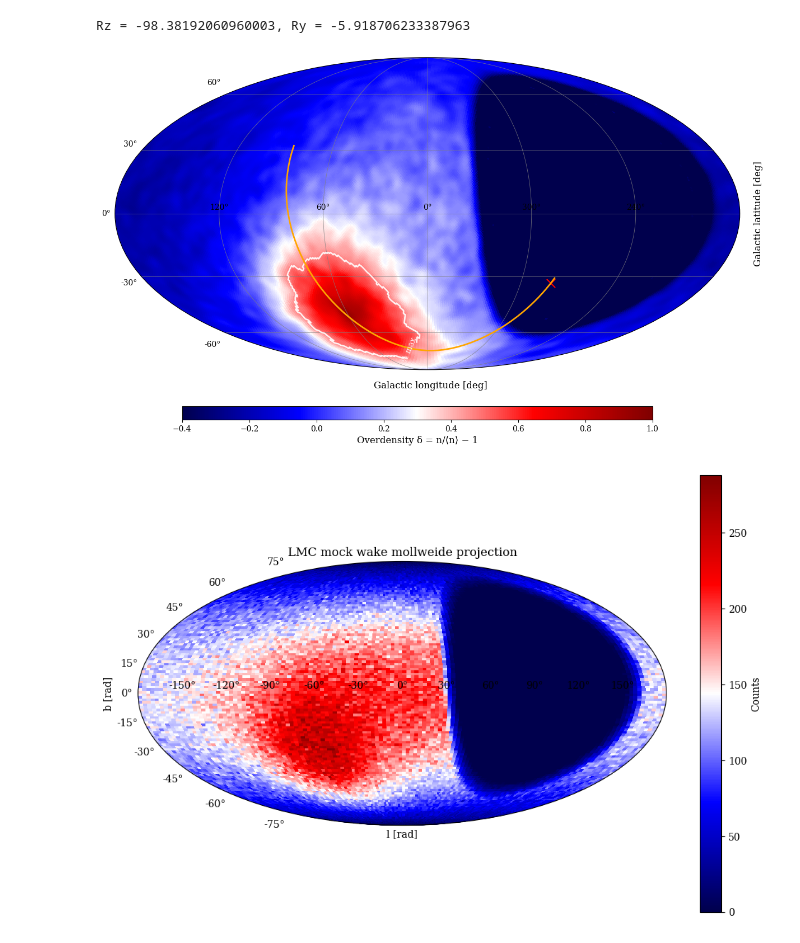
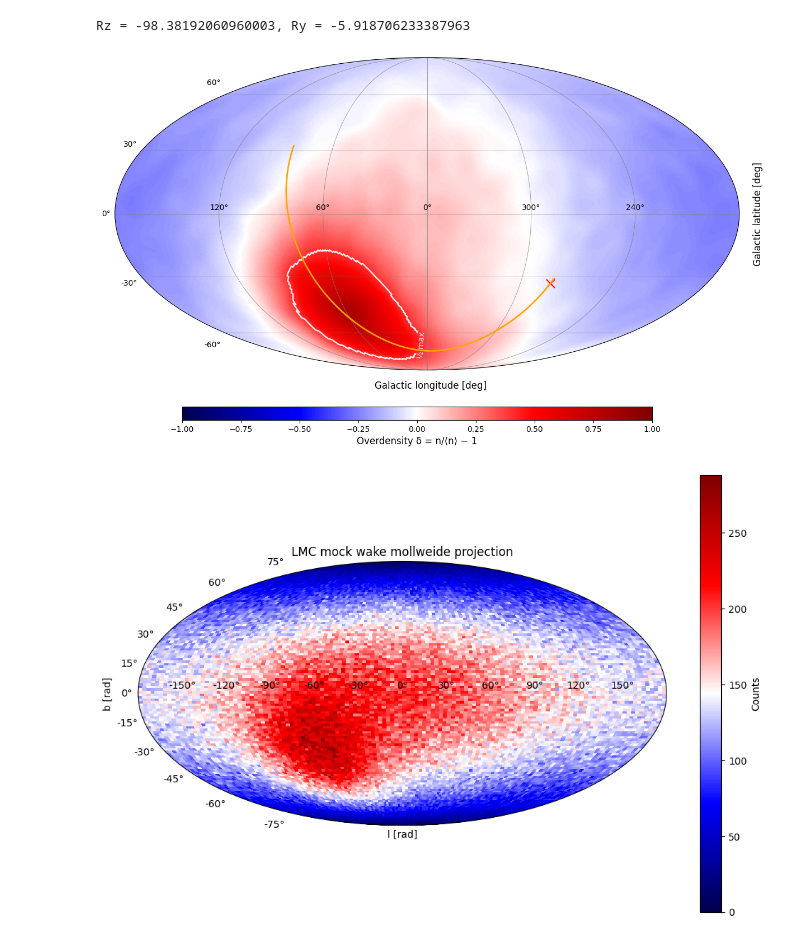
Before and after one commit to TheArchAstronomer/My_thesis, a Jupyter notebook: Hernquist_profile.ipynb, the cells around one changed output. Saved outputs shown, nothing was run; the diff lists cells and outputs as text; code cells hidden in the pictures.

```diff
--- a/Hernquist_profile.ipynb
+++ b/Hernquist_profile.ipynb
@@ -71,12 +71,12 @@ Selected species: PartType4
 Snap file keys: <KeysViewHDF5 ['Cosmology', 'Header', 'Parameters', 'PartType1', 'PartType4', 'Units']>
 Part type keys: <KeysViewHDF5 ['Coordinates', 'GroupID', 'Masses', 'ParticleIDs', 'Potential', 'Softening', 'StellarFormationTime', 'Velocities']>
 # %%
-star_coord = star_coord[np.where((star_coord[:, 0] < 0) & (star_coord[:, 0] > -200))]
+#star_coord = star_coord[np.where((star_coord[:, 0] < 0) & (star_coord[:, 0] > -200))]
 # star_coord = star_coord[np.where((star_coord[:, 0] < 0))]
 # %%
-x = star_coord[:,0]
-y = star_coord[:,1]
-z = star_coord[:,2]
+# x = star_coord[:,0]
+# y = star_coord[:,1]
+# z = star_coord[:,2]
 
 # x = star_coord_x[:,0]
 # y = star_coord_x[:,1]
@@ -244,7 +241,7 @@ delta = np.full_like(m, hp.UNSEEN, dtype=float)
 delta[pop] = (m[pop] / mu) - 1.0
 
 # Smoothing funktsioon, proovi ilma selleta! See 5 on siin suvaline, seda peab vaatama veel.
-fwhm = np.radians(5)
+fwhm = np.radians(10)
 delta_sm = hp.smoothing(delta, fwhm=fwhm, verbose=False)
 
 # Healpy -> Matplib toimub siin
@@ -304,7 +301,7 @@ ax = fig.add_subplot(111, projection="mollweide")
 valid = np.isfinite(grid_map)
 vmax = np.nanpercentile(grid_map[valid], 99)
 vmax = 1.0            # avoid zero; adjust as needed
-vmin = -0.4
+vmin = -1.0
 
 # Plot map; reverse longitude to keep east-to-the-left astronomy convention
 image = ax.pcolormesh(
@@ -332,34 +329,34 @@ ax.plot(
 
 # LMC tänane asukoht
 ax.scatter(
     -LMC_location_today.galactic.l.wrap_at(180*u.deg).radian,
      LMC_location_today.galactic.b.radian,
      marker='x', color='red', s=120, label='LMC today (SIMBAD)'
 )
 
 # Grid and tick labels
 ax.grid(True, color="gray", lw=0.6, alpha=0.8)
 ax.set_longitude_grid(60)
 ax.set_latitude_grid(30)
 ax.set_longitude_grid_ends(90)
 ax.xaxis.set_major_formatter(ThetaFormatterShiftPi(60))
 ax.tick_params(axis='x', labelsize=10, colors='black')
 ax.tick_params(axis='y', labelsize=10, colors='black')
 
 # Colorbar
 cax = fig.add_axes([0.15, 0.08, 0.7, 0.03])
 cb = fig.colorbar(image, cax=cax, orientation="horizontal")
 cb.set_label("Overdensity δ = n/⟨n⟩ − 1", fontsize=12)
 cb.solids.set_edgecolor("face")
 
 # Axis labels
 plt.figtext(0.52, 0.15, "Galactic longitude [deg]", ha="center", fontsize=12)
 plt.figtext(1.00, 0.54, "Galactic latitude [deg]",  va="center", rotation=90, fontsize=12)
 
 plt.subplots_adjust(bottom=0.1, top=0.98, left=0.05, right=0.98)
 plt.show()
 # %% [output]
-[figure, old version]
+[figure, new version]
 # %%
 H, lon_edges, lat_edges = np.histogram2d(
     -lon, lat,
@@ -384,4 +381,4 @@ ax.set_title("LMC mock wake mollweide projection")
 plt.colorbar(pcm, ax=ax, label="Counts")
 plt.show()
 # %% [output]
-[figure, old version]
+[figure, new version]
```
Also changed, not shown: parts of 3 cells of this notebook.
